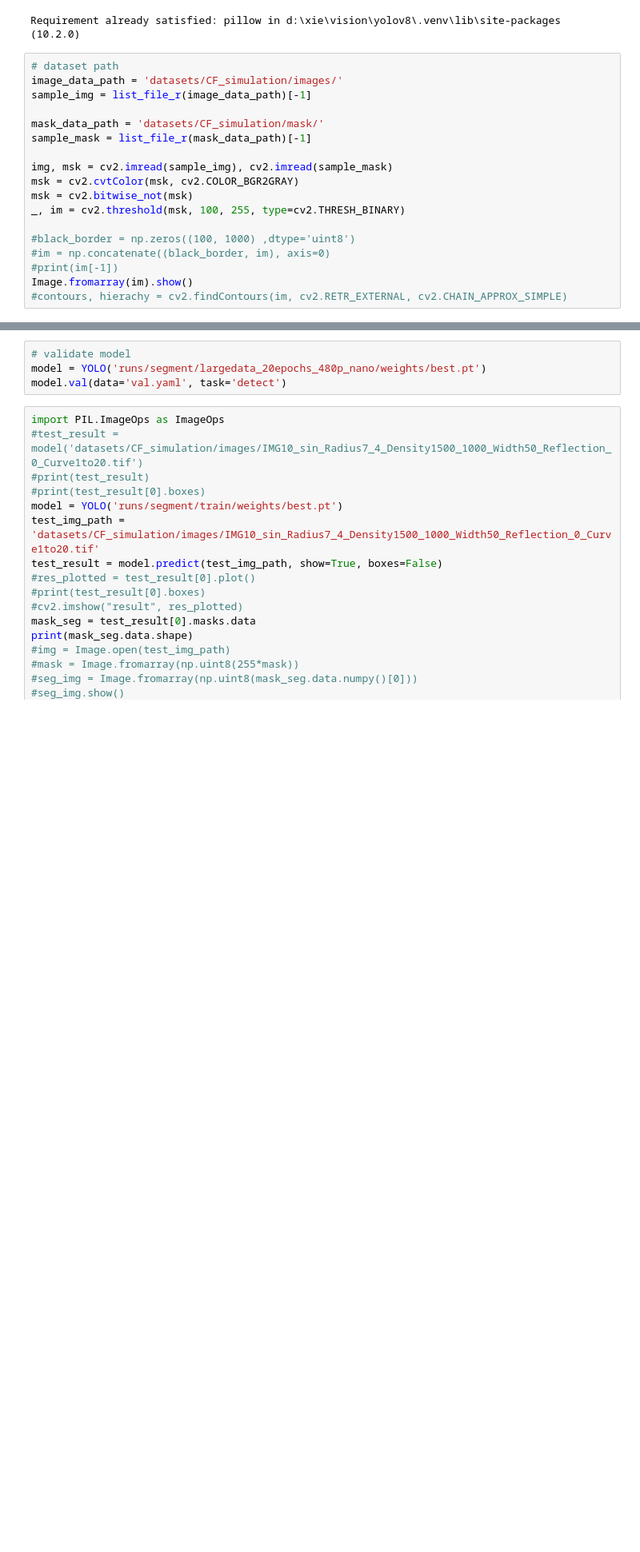
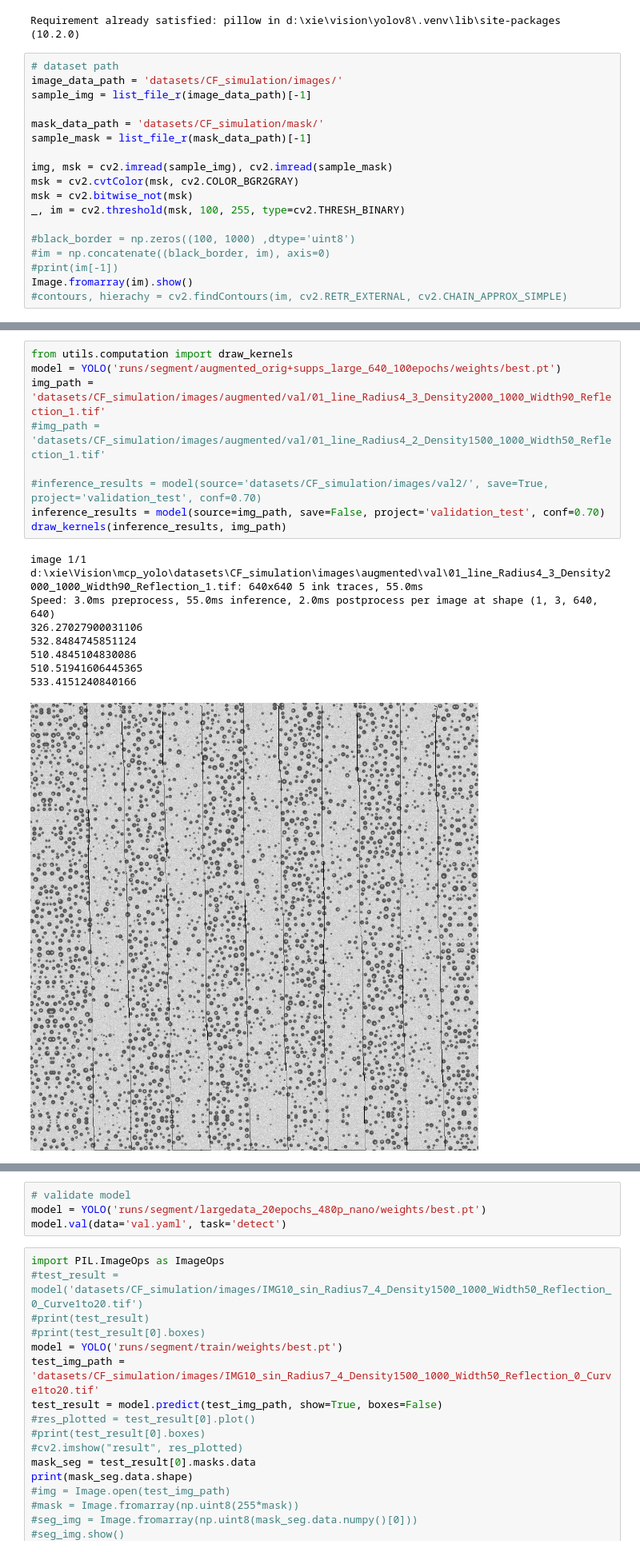
Before and after one commit to straybird16/MCP_YOLO, a Jupyter notebook: test.ipynb, the cells around one changed output, grey strips where cells are left out. Shown at 80% size. Saved outputs shown, nothing was run; the diff lists cells and outputs as text; blank space fills up the shorter version.

```diff
--- a/test.ipynb
+++ b/test.ipynb
@@ -209,0 +233,18 @@ optimizer: AdamW(lr=0.002, momentum=0.9) with parameter groups 86 weight(decay=0
+# %%
+from utils.computation import draw_kernels
+model = YOLO('runs/segment/augmented_orig+supps_large_640_100epochs/weights/best.pt')
+img_path = 'datasets/CF_simulation/images/augmented/val/01_line_Radius4_3_Density2000_1000_Width90_Reflection_1.tif'
+#img_path = 'datasets/CF_simulation/images/augmented/val/01_line_Radius4_2_Density1500_1000_Width50_Reflection_1.tif'
+
+#inference_results = model(source='datasets/CF_simulation/images/val2/', save=True, project='validation_test', conf=0.70)
+inference_results = model(source=img_path, save=False, project='validation_test', conf=0.70)
+draw_kernels(inference_results, img_path)
+# %% [output]
+image 1/1 d:\xie\Vision\mcp_yolo\datasets\CF_simulation\images\augmented\val\01_line_Radius4_3_Density2000_1000_Width90_Reflection_1.tif: 640x640 5 ink traces, 55.0ms
+Speed: 3.0ms preprocess, 55.0ms inference, 2.0ms postprocess per image at shape (1, 3, 640, 640)
+326.27027900031106
+532.8484745851124
+510.4845104830086
+510.51941606445365
+533.4151240840166
+[figure, added]
```
Also changed, not shown: parts of 21 cells of this notebook, 4 other files.
